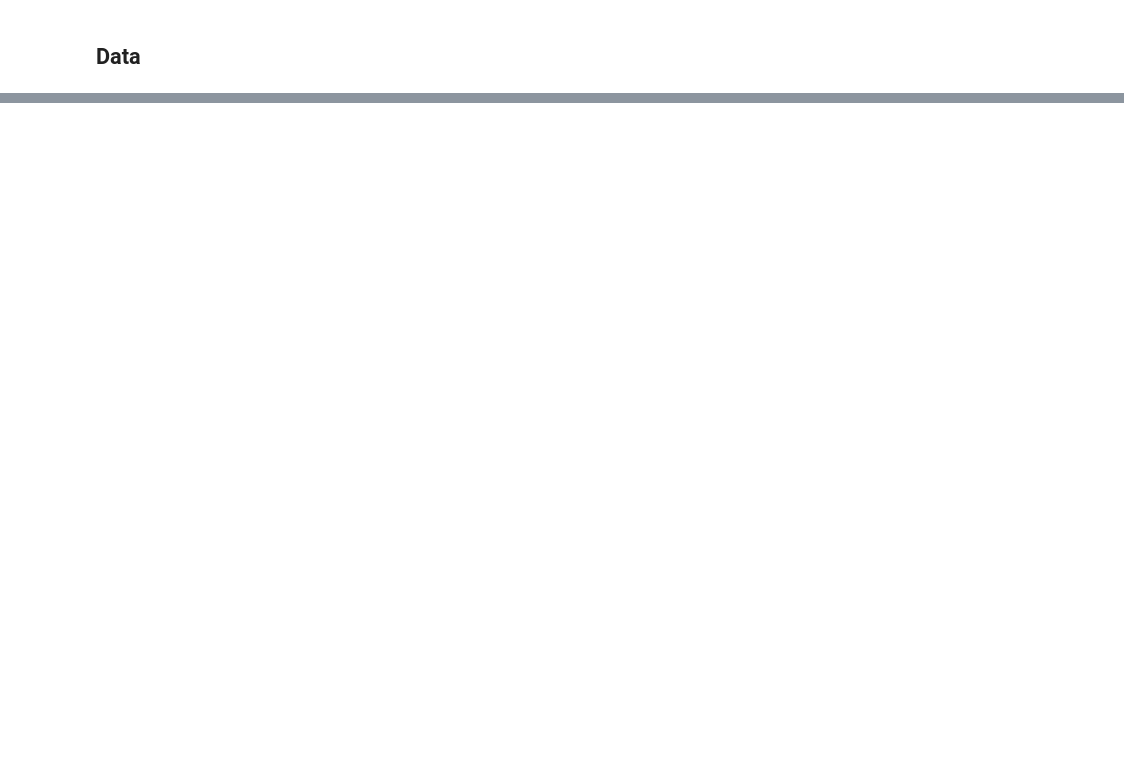
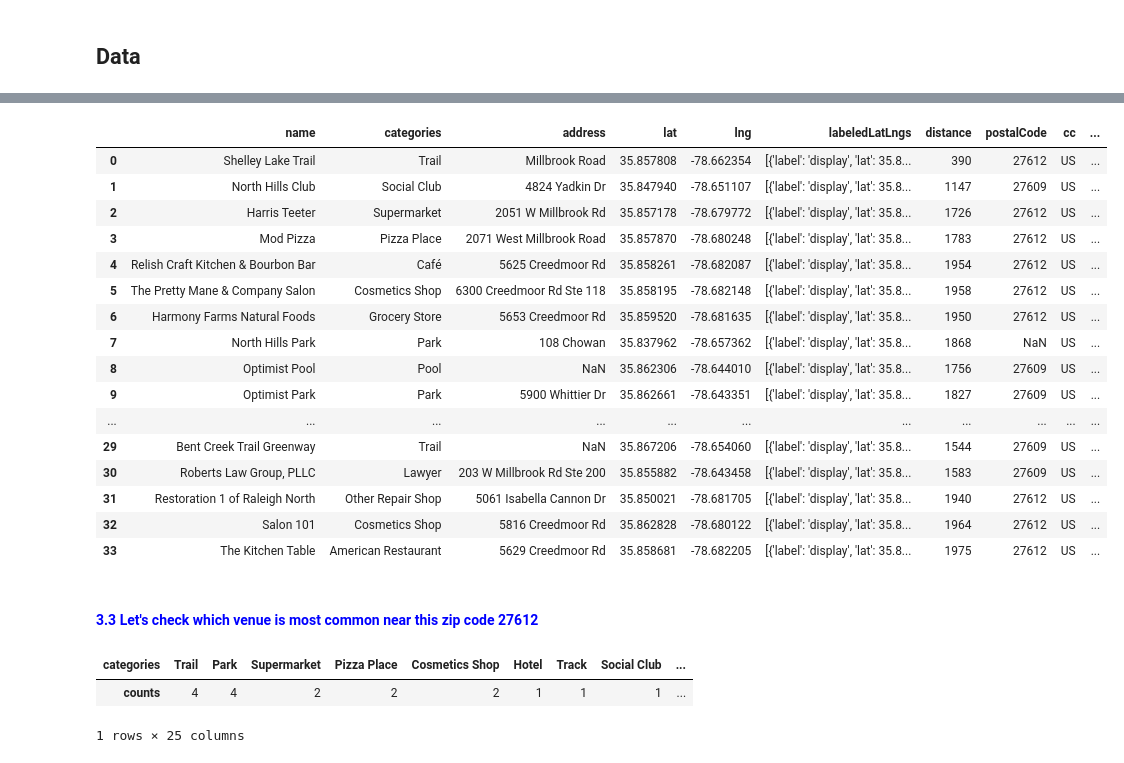
Before and after one commit to Kristyli2009/Capstone-Project-Course, a Jupyter notebook: Capstone Project.ipynb, the cells around one changed output, grey strips where cells are left out. Saved outputs shown, nothing was run; the diff lists cells and outputs as text; code cells hidden in the pictures; blank space fills up the shorter version.

```diff
--- a/Capstone Project.ipynb
+++ b/Capstone Project.ipynb
@@ -38,0 +75,16 @@ Steps need to take to solve the problem:
+# %%
+areavibes = 'https://www.areavibes.com/'
+ga_city = 'atlanta-ga/'
+nc_city = 'raleigh-nc/'
+
+def request_soup(url):
+    request = requests.get(url)
+    bsobj = BeautifulSoup(request.content, 'html.parser')
+
+    return bsobj
+
+# create soups for scraping data
+ga_soup = request_soup(areavibes+ga_city)
+nc_soup = request_soup(areavibes+nc_city)
+
+# ga_soup   # this line was commented out to avoid displaying the lengthy source, please see the data below
@@ -38,0 +389,4 @@ Steps need to take to solve the problem:
+# %%
+# Create a top rated school dataframe
+nc_school=top_school_rating(nc_soup) # scraping data from the AreaVibe website
+nc_school
@@ -38,0 +931,6 @@ Steps need to take to solve the problem:
+# %%
+# @hidden_cell
+CLIENT_ID = 'SZB0QQKFLTMP4YK34ZEQQZC5UH3GXYQWQXRZYJ0EFZG3ZE3M' # your Foursquare ID
+CLIENT_SECRET = 'ADXWTGLK0TGGSMCQR4J2SGBDJI3LXJMARRVECVIYE2VENRCZ' # your Foursquare Secret
+ACCESS_TOKEN = '0KVNPHPOOZDMV3G4AEJHXGBSOTSWHPQGNJ1FHSJFTGSYUNPJ' # your FourSquare Access Token
+VERSION = '20180604'
@@ -38,0 +980,40 @@ Steps need to take to solve the problem:
+# %%
+LIMIT = 50
+radius = 2000
+
+# Define the corresponding URL
+url = 'https://api.foursquare.com/v2/venues/explore?client_id={}&client_secret={}&ll={},{}&v={}&radius={}&limit={}'.format(CLIENT_ID, CLIENT_SECRET, centroid_coor[0], centroid_coor[1], VERSION, radius, LIMIT)
+
+# create a new dataframe of popular spots by exploring a location using FourSqure API
+pop_spots_df = explore_a_loc(url)
+pop_spots_df
+# %% [output]
+|  | name | categories | address | lat | lng | labeledLatLngs | distance | postalCode | cc | ... |
+| 0 | Shelley Lake Trail | Trail | Millbrook Road | 35.857808 | -78.662354 | [{'label': 'display', 'lat': 35.8... | 390 | 27612 | US | ... |
+| 1 | North Hills Club | Social Club | 4824 Yadkin Dr | 35.847940 | -78.651107 | [{'label': 'display', 'lat': 35.8... | 1147 | 27609 | US | ... |
+| 2 | Harris Teeter | Supermarket | 2051 W Millbrook Rd | 35.857178 | -78.679772 | [{'label': 'display', 'lat': 35.8... | 1726 | 27612 | US | ... |
+| 3 | Mod Pizza | Pizza Place | 2071 West Millbrook Road | 35.857870 | -78.680248 | [{'label': 'display', 'lat': 35.8... | 1783 | 27612 | US | ... |
+| 4 | Relish Craft Kitchen & Bourbon Bar | Café | 5625 Creedmoor Rd | 35.858261 | -78.682087 | [{'label': 'display', 'lat': 35.8... | 1954 | 27612 | US | ... |
+| 5 | The Pretty Mane & Company Salon | Cosmetics Shop | 6300 Creedmoor Rd Ste 118 | 35.858195 | -78.682148 | [{'label': 'display', 'lat': 35.8... | 1958 | 27612 | US | ... |
+| 6 | Harmony Farms Natural Foods | Grocery Store | 5653 Creedmoor Rd | 35.859520 | -78.681635 | [{'label': 'display', 'lat': 35.8... | 1950 | 27612 | US | ... |
+| 7 | North Hills Park | Park | 108 Chowan | 35.837962 | -78.657362 | [{'label': 'display', 'lat': 35.8... | 1868 | NaN | US | ... |
+| 8 | Optimist Pool | Pool | NaN | 35.862306 | -78.644010 | [{'label': 'display', 'lat': 35.8... | 1756 | 27609 | US | ... |
+| 9 | Optimist Park | Park | 5900 Whittier Dr | 35.862661 | -78.643351 | [{'label': 'display', 'lat': 35.8... | 1827 | 27609 | US | ... |
+| ... | ... | ... | ... | ... | ... | ... | ... | ... | ... | ... |
+| 29 | Bent Creek Trail Greenway | Trail | NaN | 35.867206 | -78.654060 | [{'label': 'display', 'lat': 35.8... | 1544 | 27609 | US | ... |
+| 30 | Roberts Law Group, PLLC | Lawyer | 203 W Millbrook Rd Ste 200 | 35.855882 | -78.643458 | [{'label': 'display', 'lat': 35.8... | 1583 | 27609 | US | ... |
+| 31 | Restoration 1 of Raleigh North | Other Repair Shop | 5061 Isabella Cannon Dr | 35.850021 | -78.681705 | [{'label': 'display', 'lat': 35.8... | 1940 | 27612 | US | ... |
+| 32 | Salon 101 | Cosmetics Shop | 5816 Creedmoor Rd | 35.862828 | -78.680122 | [{'label': 'display', 'lat': 35.8... | 1964 | 27612 | US | ... |
+| 33 | The Kitchen Table | American Restaurant | 5629 Creedmoor Rd | 35.858681 | -78.682205 | [{'label': 'display', 'lat': 35.8... | 1975 | 27612 | US | ... |
+# %% [markdown]
+#### <font color='blue'>3.3 Let's check which venue is most common near this zip code 27612</font>
+# %%
+count_df = pop_spots_df.groupby(['categories']).count().sort_values(by=['name'], ascending=False)
+count_df = count_df.loc[:,['name']]
+count_df = count_df.rename(columns={'name': 'counts'})
+count_df = count_df.transpose()
+count_df
+# %% [output]
+| categories | Trail | Park | Supermarket | Pizza Place | Cosmetics Shop | Hotel | Track | Social Club | ... |
+| counts | 4 | 4 | 2 | 2 | 2 | 1 | 1 | 1 | ... |
+1 rows × 25 columns
```
Also changed, not shown: parts of 161 cells of this notebook.
